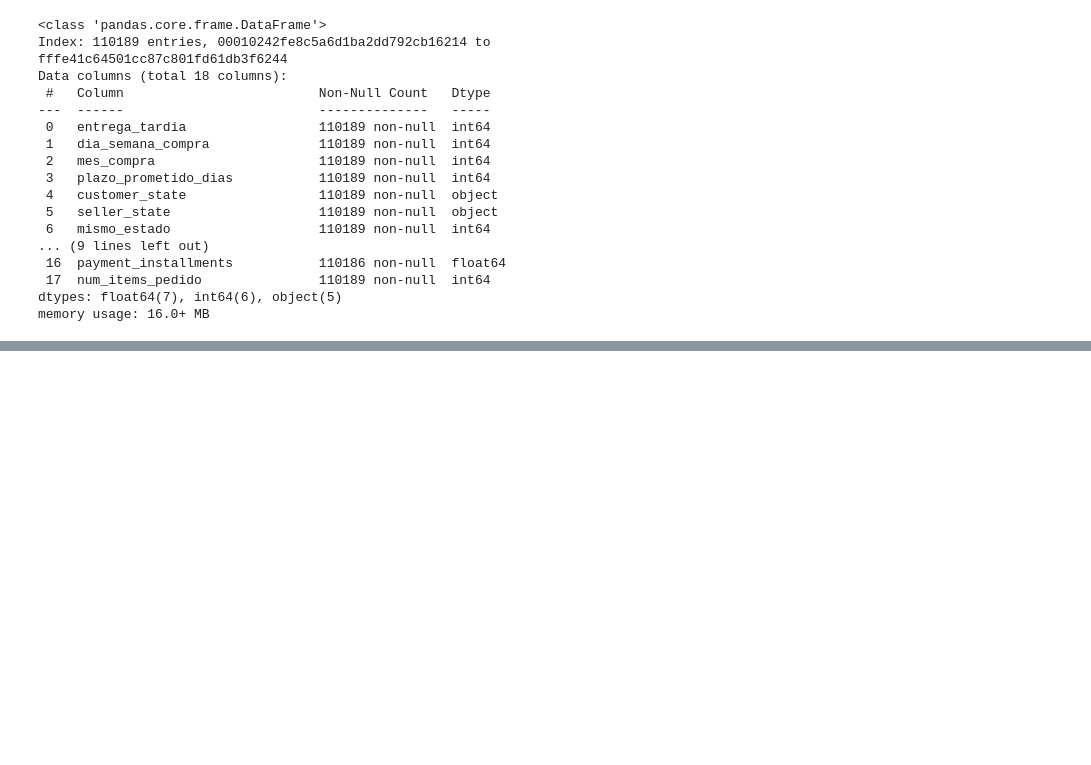
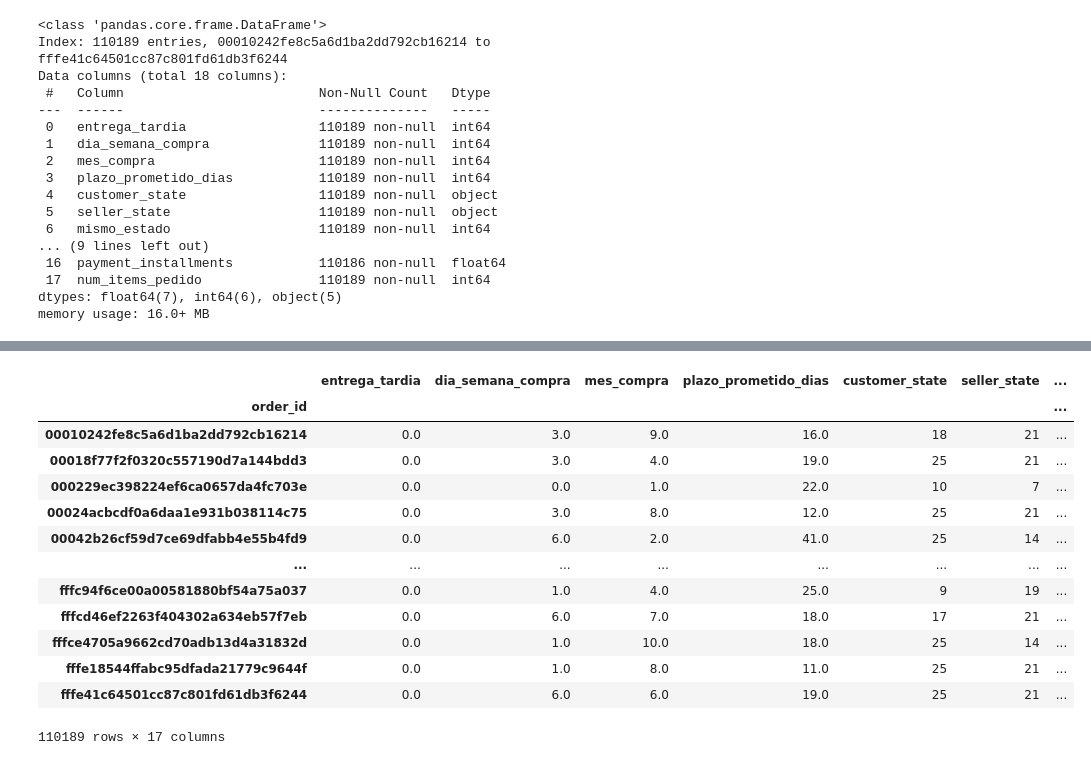
Before and after one commit to Dalzsfn/Olist-analisis, a Jupyter notebook: data/analisis.ipynb, the cells around one changed output, grey strips where cells are left out. Saved outputs shown, nothing was run; the diff lists cells and outputs as text; code cells hidden in the pictures; blank space fills up the shorter version.

```diff
--- a/data/analisis.ipynb
+++ b/data/analisis.ipynb
@@ -122,0 +124,3 @@ Name: count, dtype: int64
+# %%
+df_limpio = df_limpio.drop(columns=['product_category_name'])
+df_limpio['payment_type'] = df_limpio['payment_type'].fillna('sin_categoria')
@@ -122,0 +188,3 @@ Name: count, dtype: int64
+# %%
+le = LabelEncoder()
+df_limpio['customer_state'] = le.fit_transform(df_limpio['customer_state'])
@@ -122,0 +214,17 @@ Name: count, dtype: int64
+# %%
+df_limpio
+# %% [output]
+|  | entrega_tardia | dia_semana_compra | mes_compra | plazo_prometido_dias | customer_state | seller_state | ... |
+| order_id |  |  |  |  |  |  | ... |
+| 00010242fe8c5a6d1ba2dd792cb16214 | 0.0 | 3.0 | 9.0 | 16.0 | 18 | 21 | ... |
+| 00018f77f2f0320c557190d7a144bdd3 | 0.0 | 3.0 | 4.0 | 19.0 | 25 | 21 | ... |
+| 000229ec398224ef6ca0657da4fc703e | 0.0 | 0.0 | 1.0 | 22.0 | 10 | 7 | ... |
+| 00024acbcdf0a6daa1e931b038114c75 | 0.0 | 3.0 | 8.0 | 12.0 | 25 | 21 | ... |
+| 00042b26cf59d7ce69dfabb4e55b4fd9 | 0.0 | 6.0 | 2.0 | 41.0 | 25 | 14 | ... |
+| ... | ... | ... | ... | ... | ... | ... | ... |
+| fffc94f6ce00a00581880bf54a75a037 | 0.0 | 1.0 | 4.0 | 25.0 | 9 | 19 | ... |
+| fffcd46ef2263f404302a634eb57f7eb | 0.0 | 6.0 | 7.0 | 18.0 | 17 | 21 | ... |
+| fffce4705a9662cd70adb13d4a31832d | 0.0 | 1.0 | 10.0 | 18.0 | 25 | 14 | ... |
+| fffe18544ffabc95dfada21779c9644f | 0.0 | 1.0 | 8.0 | 11.0 | 25 | 21 | ... |
+| fffe41c64501cc87c801fd61db3f6244 | 0.0 | 6.0 | 6.0 | 19.0 | 25 | 21 | ... |
+110189 rows × 17 columns
```
Also changed, not shown: parts of 23 cells of this notebook.
